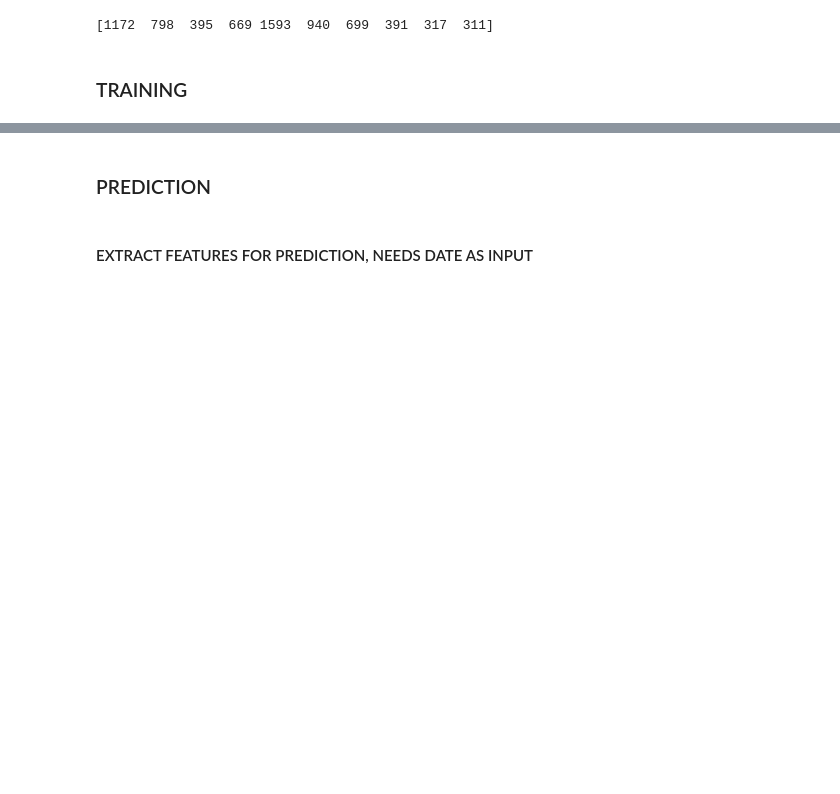
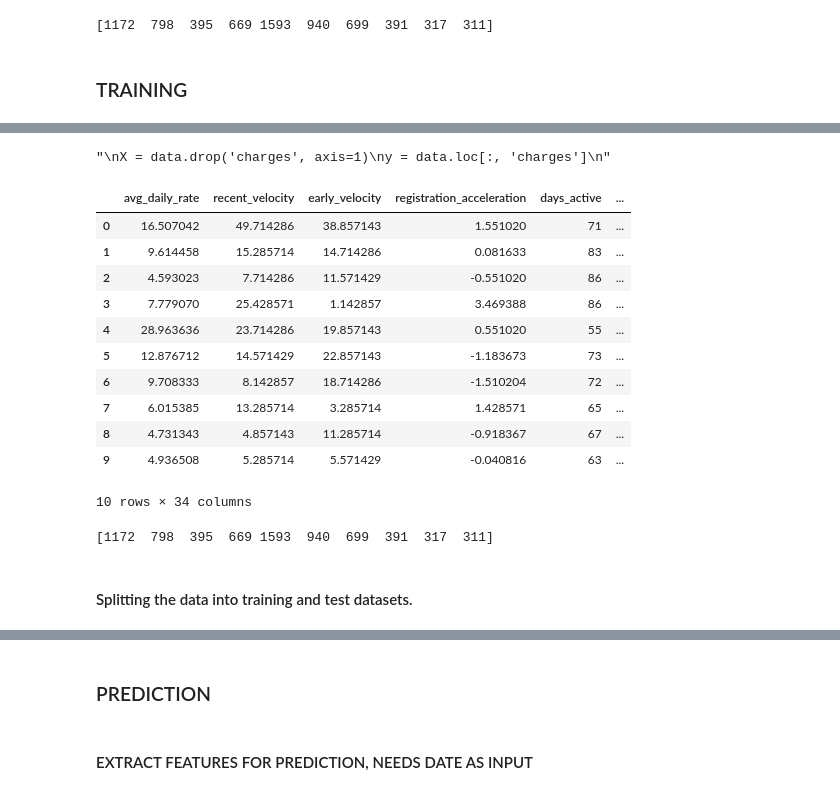
Before and after one commit to titoausten/collaborative_app_dev, a Jupyter notebook: data_engineering.ipynb, the cells around one changed output, grey strips where cells are left out. Saved outputs shown, nothing was run; the diff lists cells and outputs as text; code cells hidden in the pictures; blank space fills up the shorter version.

Commit message:
Model training

```diff
--- a/data_engineering.ipynb
+++ b/data_engineering.ipynb
@@ -218,8 +241,20 @@ def extract_train_features(df):
             'days_since_last_spike': days_since_spike,
             'event_code': registrations_at_point['Event Code'].unique()[0],
             'target_audience': registrations_at_point['Target audience'].unique()[0],
-            'registration_start_date': registrations_at_point['Created Date'].unique()[0],
-            'event_date': registrations_at_point['Event date'].unique()[0]
+            #'registration_start_date': pd.to_datetime(registrations_at_point['Created Date'].unique()[0]),
+            #'event_date': pd.to_datetime(registrations_at_point['Event date'].unique()[0]),
+            #---------------------------------------------------------------
+            'reg_start_day': pd.to_datetime(registrations_at_point['Created Date'].unique()[0]).day,
+            'reg_start_month': pd.to_datetime(registrations_at_point['Created Date'].unique()[0]).month,
+            'reg_start_year': pd.to_datetime(registrations_at_point['Created Date'].unique()[0]).year,
+            'reg_start_weekday': pd.to_datetime(registrations_at_point['Created Date'].unique()[0]).weekday(),
+            'reg_start_week_of_the_year': pd.to_datetime(registrations_at_point['Created Date'].unique()[0]).week,
+            'event_day': pd.to_datetime(registrations_at_point['Event date'].unique()[0]).day,
+            'event_month': pd.to_datetime(registrations_at_point['Event date'].unique()[0]).month,
+            'event_year': pd.to_datetime(registrations_at_point['Event date'].unique()[0]).year,
+            'event_weekday': pd.to_datetime(registrations_at_point['Event date'].unique()[0]).weekday(),
+            'event_week_of_the_year': pd.to_datetime(registrations_at_point['Event date'].unique()[0]).week,
+            'duration': (pd.to_datetime(registrations_at_point['Event date'].unique()[0]) - pd.to_datetime(registrations_at_point['Created Date'].unique()[0])).days
             }
 
 
@@ -250,0 +289,9 @@ print(target)
+# %%
+# LABEL ENCODER
+le = LabelEncoder()
+
+#Categorical Features: event_code, target_audience
+# features['event_code'] = le.fit_transform(features['event_code'])
+# features['target_audience'] = le.fit_transform(features['target_audience'])
+
+features = pd.get_dummies(data=features, columns=['event_code', 'target_audience'], dtype=int)
@@ -250,0 +313,30 @@ print(target)
+# %%
+'''
+X = data.drop('charges', axis=1)
+y = data.loc[:, 'charges']
+'''
+# %% [output]
+"\nX = data.drop('charges', axis=1)\ny = data.loc[:, 'charges']\n"
+# %%
+features = features.drop('current_registrations', axis=1)
+# %%
+features.head(10)
+# %% [output]
+|  | avg_daily_rate | recent_velocity | early_velocity | registration_acceleration | days_active | ... |
+| 0 | 16.507042 | 49.714286 | 38.857143 | 1.551020 | 71 | ... |
+| 1 | 9.614458 | 15.285714 | 14.714286 | 0.081633 | 83 | ... |
+| 2 | 4.593023 | 7.714286 | 11.571429 | -0.551020 | 86 | ... |
+| 3 | 7.779070 | 25.428571 | 1.142857 | 3.469388 | 86 | ... |
+| 4 | 28.963636 | 23.714286 | 19.857143 | 0.551020 | 55 | ... |
+| 5 | 12.876712 | 14.571429 | 22.857143 | -1.183673 | 73 | ... |
+| 6 | 9.708333 | 8.142857 | 18.714286 | -1.510204 | 72 | ... |
+| 7 | 6.015385 | 13.285714 | 3.285714 | 1.428571 | 65 | ... |
+| 8 | 4.731343 | 4.857143 | 11.285714 | -0.918367 | 67 | ... |
+| 9 | 4.936508 | 5.285714 | 5.571429 | -0.040816 | 63 | ... |
+10 rows × 34 columns
+# %%
+print(target)
+# %% [output]
+[1172  798  395  669 1593  940  699  391  317  311]
+# %% [markdown]
+#### Splitting the data into training and test datasets.
```
Also changed, not shown: parts of 19 cells of this notebook.
